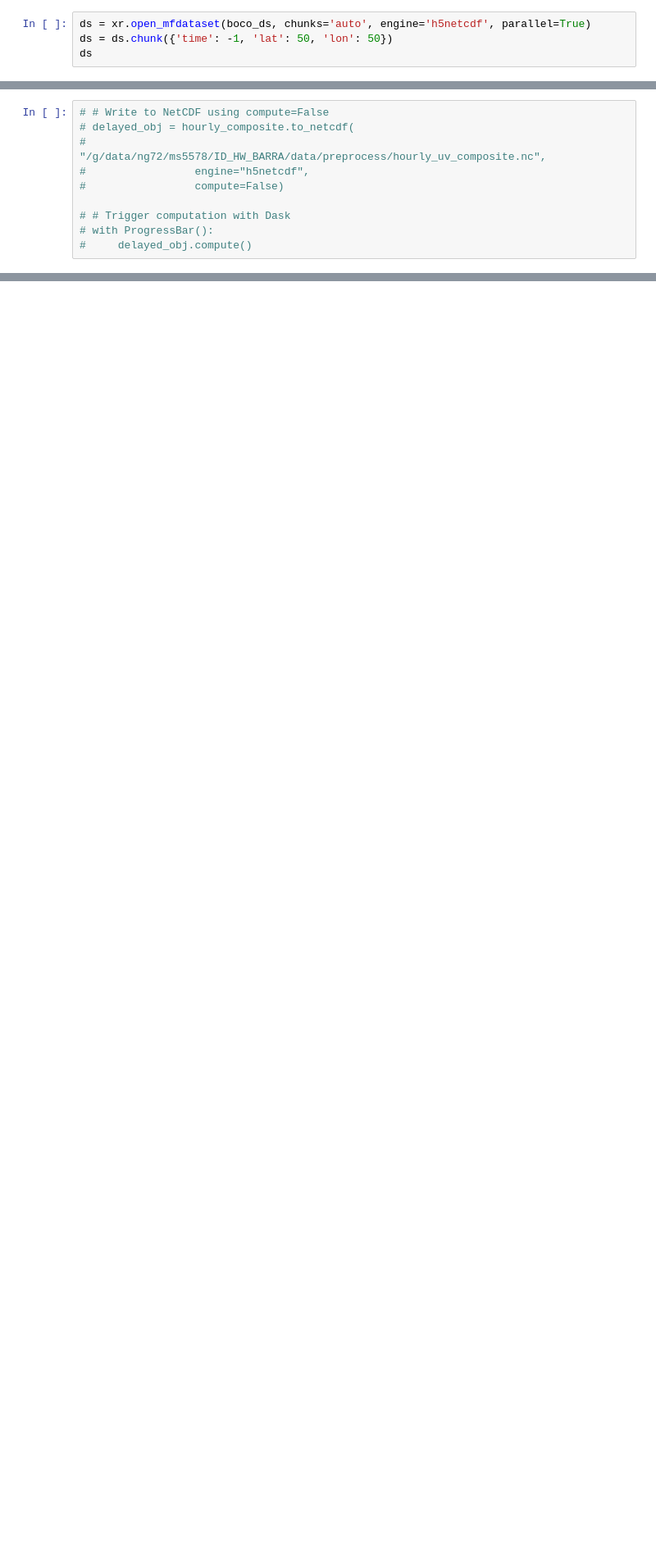
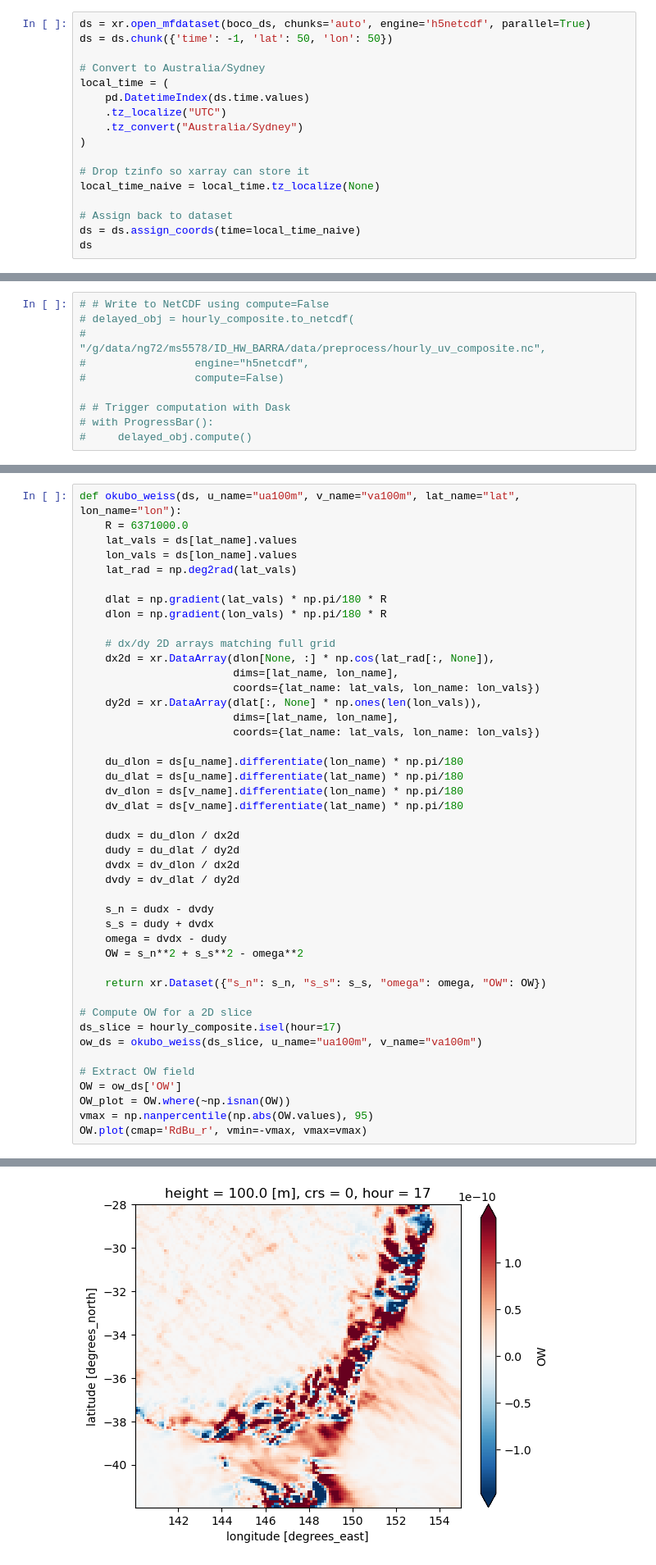
Before and after one commit to salpadorume/NEM_BARRA, a Jupyter notebook: case_studies/alpine_wind/R2_calc_composite.ipynb, the cells around one changed output, grey strips where cells are left out. Shown at 82% size. Cells and saved outputs as stored; diff of their text form; blank space fills up the shorter version.

```diff
--- a/case_studies/alpine_wind/R2_calc_composite.ipynb
+++ b/case_studies/alpine_wind/R2_calc_composite.ipynb
@@ -110,5 +130,18 @@ cluster = gen_csv[gen_csv['DUID'].isin(cluster)][['DUID','lat','lon']]
 # %%
 ds = xr.open_mfdataset(boco_ds, chunks='auto', engine='h5netcdf', parallel=True)
 ds = ds.chunk({'time': -1, 'lat': 50, 'lon': 50})
+
+# Convert to Australia/Sydney
+local_time = (
+    pd.DatetimeIndex(ds.time.values)
+    .tz_localize("UTC")
+    .tz_convert("Australia/Sydney")
+)
+
+# Drop tzinfo so xarray can store it
+local_time_naive = local_time.tz_localize(None)
+
+# Assign back to dataset
+ds = ds.assign_coords(time=local_time_naive)
 ds
 # %% [output]
@@ -340,0 +496,45 @@ for i in range(len(hourly_composite.hour)):
+# %%
+def okubo_weiss(ds, u_name="ua100m", v_name="va100m", lat_name="lat", lon_name="lon"):
+    R = 6371000.0
+    lat_vals = ds[lat_name].values
+    lon_vals = ds[lon_name].values
+    lat_rad = np.deg2rad(lat_vals)
+
+    dlat = np.gradient(lat_vals) * np.pi/180 * R
+    dlon = np.gradient(lon_vals) * np.pi/180 * R
+
+    # dx/dy 2D arrays matching full grid
+    dx2d = xr.DataArray(dlon[None, :] * np.cos(lat_rad[:, None]),
+                        dims=[lat_name, lon_name],
+                        coords={lat_name: lat_vals, lon_name: lon_vals})
+    dy2d = xr.DataArray(dlat[:, None] * np.ones(len(lon_vals)),
+                        dims=[lat_name, lon_name],
+                        coords={lat_name: lat_vals, lon_name: lon_vals})
+
+    du_dlon = ds[u_name].differentiate(lon_name) * np.pi/180
+    du_dlat = ds[u_name].differentiate(lat_name) * np.pi/180
+    dv_dlon = ds[v_name].differentiate(lon_name) * np.pi/180
+    dv_dlat = ds[v_name].differentiate(lat_name) * np.pi/180
+
+    dudx = du_dlon / dx2d
+    dudy = du_dlat / dy2d
+    dvdx = dv_dlon / dx2d
+    dvdy = dv_dlat / dy2d
+
+    s_n = dudx - dvdy
+    s_s = dudy + dvdx
+    omega = dvdx - dudy
+    OW = s_n**2 + s_s**2 - omega**2
+
+    return xr.Dataset({"s_n": s_n, "s_s": s_s, "omega": omega, "OW": OW})
+
+# Compute OW for a 2D slice
+ds_slice = hourly_composite.isel(hour=17)
+ow_ds = okubo_weiss(ds_slice, u_name="ua100m", v_name="va100m")
+
+# Extract OW field
+OW = ow_ds['OW']
+OW_plot = OW.where(~np.isnan(OW))
+vmax = np.nanpercentile(np.abs(OW.values), 95)
+OW.plot(cmap='RdBu_r', vmin=-vmax, vmax=vmax)
+# %% [output]
@@ -340,0 +542 @@ for i in range(len(hourly_composite.hour)):
+[figure, added]
```
Also changed, not shown: parts of 14 cells of this notebook, 7 other files.
